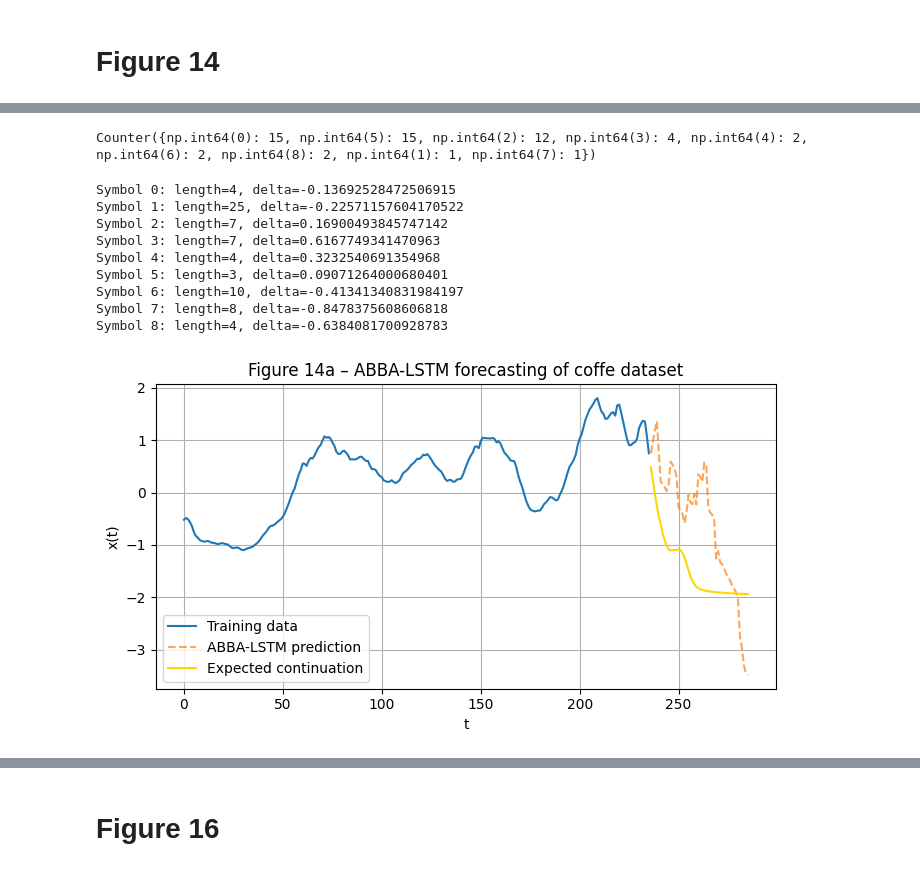
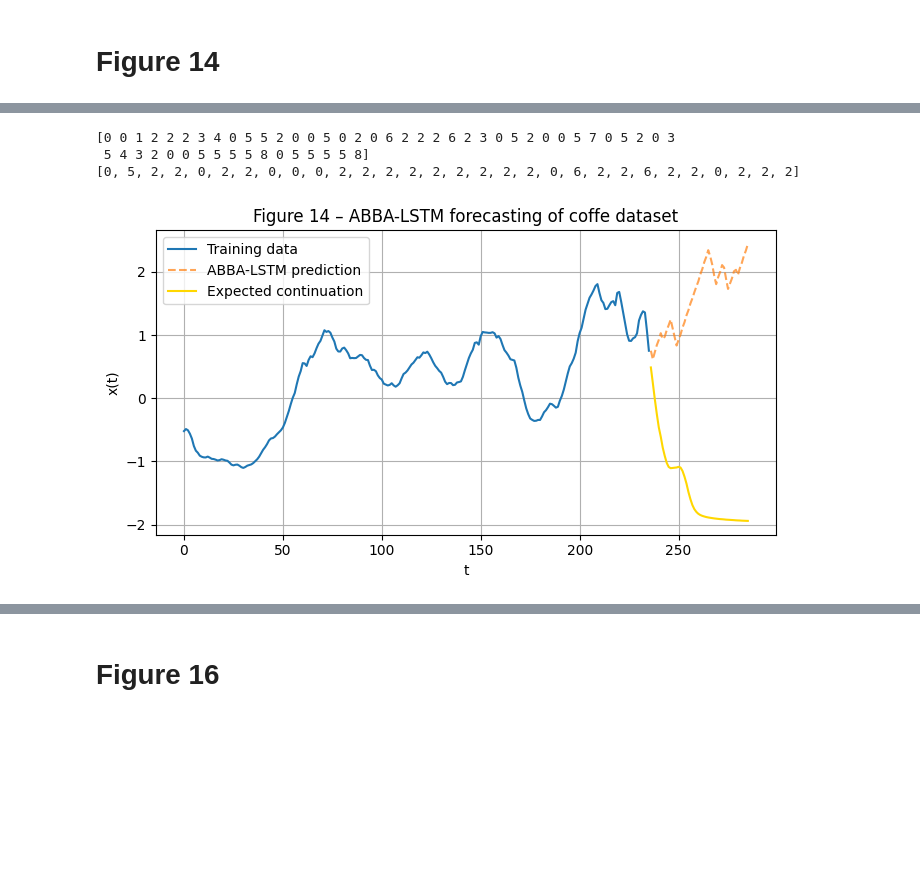
Before and after one commit to VSmague/ABBA_LSTM, a Jupyter notebook: notebook.ipynb, the cells around one changed output, grey strips where cells are left out. Drawn from its saved outputs; the diff is of its cells as text; code cells hidden in the pictures; blank space fills up the shorter version.

Commit message:
figure 10 clean

```diff
--- a/notebook.ipynb
+++ b/notebook.ipynb
@@ -615,23 +685,25 @@ plt.show()
 N = len(train)
 lag = 5
 p = 10
-horizon = len(test)
+horizon = 10
 n_runs = 1
 all_forecasts = []
 
 for run in range(n_runs):
-    abba = ABBAPatched(compression_tol=0.01, alpha=0.3, max_k=5, random_state=run)
-    training_sym = abba.fit(train)
+    abba = ABBAPatched(compression_tol=0.4, alpha=1, max_k=6)
+    training_sym = abba.fit(train_norm)
     abba_model = ABBALSTM(hidden_sizes=[50,50], n_symbols=abba.n_symbols, lag=lag)
-    train_abba_rolling(abba_model, training_sym, epochs=300, lr=0.0001, patience=p, val_size=30)
+    train_abba_rolling(abba_model, training_sym, epochs=500, lr=0.0001, patience=p, val_size=30)
     abba_forecast = abba_model.forecast(
         training_sym[-lag:],
-        horizon=horizon
+        horizon=horizon,
+        stochastic=False,
+        temp=0.05
     )
-    abba_forecast_num = abba.inverse_transform(abba_forecast, train[-1].item())
+    abba_forecast_num = abba.inverse_transform(abba_forecast, train_norm[-1].item())
     abba_forecast_resampled = resample_to_horizon(
         abba_forecast_num,
-        horizon
+        len(test_norm)
     )
     all_forecasts.append(abba_forecast_resampled)
 # %% [output]
@@ -680,12 +734,12 @@ tol=2422.8400, alpha=65.27 -> 1 symboles
 # %%
-t_train = np.arange(len(train))
-t_future = np.arange(N, N + len(test))
+t_train = np.arange(len(train_norm))
+t_future = np.arange(len(train_norm), len(train_norm) + len(test_norm))
 
 plt.figure(figsize=(7, 4))
 
 plt.plot(
     t_train,
-    train.numpy(),
+    train_norm.numpy(),
     label="Training data",
     color="tab:blue"
 )
@@ -702,7 +756,7 @@ for i in range(n_runs):
 
 plt.plot(
     t_future,
-    test,
+    test_norm,
     label="Expected continuation",
     color="gold"
 )
@@ -730,24 +783,26 @@ data = (data - np.mean(data)) / np.std(data)
 train, test = data[:-horizon], data[-horizon:]
 # %%
 N = len(train)
-lag = 5
+lag = 8
 p = 30
 n_runs = 1
 all_forecasts = []
 # %%
 for i in range(n_runs):
-    abba = ABBAPatched(compression_tol=0.05, alpha=0.3, max_k=9, random_state=i)
+    abba = ABBAPatched(compression_tol=0.05, alpha=0.3, max_k=9)
     training_sym = abba.fit(train)
-    abba_model = ABBALSTM(hidden_sizes=[16,16], n_symbols=len(abba.patches.keys()),lag=lag)
-    train_abba_rolling(abba_model, training_sym, epochs=2000, lr=0.0001, patience=p, val_size=25)
+    abba_model = ABBALSTM(hidden_sizes=[32, 32], n_symbols=abba.n_symbols, lag=lag, dropout=0.2)
+    train_abba_rolling(abba_model, training_sym, epochs=2000, lr=0.0005, patience=p, val_size=30)
     abba_forecast = abba_model.forecast(
         training_sym[-lag:],
-        horizon=horizon
+        horizon=30,
+        stochastic=True,
+        temp=0.2
     )
     abba_forecast_num = abba.inverse_transform(abba_forecast, train[-1].item())
     abba_forecast_resampled = resample_to_horizon(
         abba_forecast_num,
-        horizon
+        len(test)
     )
     all_forecasts.append(abba_forecast_resampled)
 # %% [output]
@@ -771,23 +818,13 @@ Early stopping à l'epoch 447 (best val loss = 1.987942)
-# %%
-
-print(Counter(training_sym))
-# %% [output]
-Counter({np.int64(0): 15, np.int64(5): 15, np.int64(2): 12, np.int64(3): 4, np.int64(4): 2, np.int64(6): 2, np.int64(8): 2, np.int64(1): 1, np.int64(7): 1})
-# %%
-abba.print_patches()
-# %% [output]
-Symbol 0: length=4, delta=-0.13692528472506915
-Symbol 1: length=25, delta=-0.22571157604170522
-Symbol 2: length=7, delta=0.16900493845747142
-Symbol 3: length=7, delta=0.6167749341470963
-Symbol 4: length=4, delta=0.3232540691354968
-Symbol 5: length=3, delta=0.09071264000680401
-Symbol 6: length=10, delta=-0.41341340831984197
-Symbol 7: length=8, delta=-0.8478375608606818
-Symbol 8: length=4, delta=-0.6384081700928783
+# %%
+print(abba.symbol_sequence)
+print(abba_forecast)
+# %% [output]
+[0 0 1 2 2 2 3 4 0 5 5 2 0 0 5 0 2 0 6 2 2 2 6 2 3 0 5 2 0 0 5 7 0 5 2 0 3
+ 5 4 3 2 0 0 5 5 5 5 8 0 5 5 5 5 8]
+[0, 5, 2, 2, 0, 2, 2, 0, 0, 0, 2, 2, 2, 2, 2, 2, 2, 2, 2, 0, 6, 2, 2, 6, 2, 2, 0, 2, 2, 2]
 # %%
 t_train = np.arange(len(train))
-t_future = np.arange(N, N + len(test))
+t_future = np.arange(len(train), len(train) + len(test))
 
 plt.figure(figsize=(7, 4))
 
@@ -795,32 +832,32 @@ plt.plot(
     t_train,
     train,
     label="Training data",
     color="tab:blue"
 )
 
 for i in range(n_runs):
     plt.plot(
         t_future,
         all_forecasts[i],
         "--",
         alpha=0.7,
         color="tab:orange",
         label="ABBA-LSTM prediction" if i == 0 else None
     )
 
 plt.plot(
     t_future,
     test,
     label="Expected continuation",
     color="gold"
 )
 
 plt.xlabel("t")
 plt.ylabel("x(t)")
-plt.title("Figure 14a – ABBA-LSTM forecasting of coffe dataset")
+plt.title("Figure 14 – ABBA-LSTM forecasting of coffe dataset")
 plt.legend()
 plt.grid(True)
 plt.tight_layout()
 plt.show()
 # %% [output]
-[figure, old version]
+[figure, new version]
```
Also changed, not shown: parts of 17 cells of this notebook, 1 other file.
